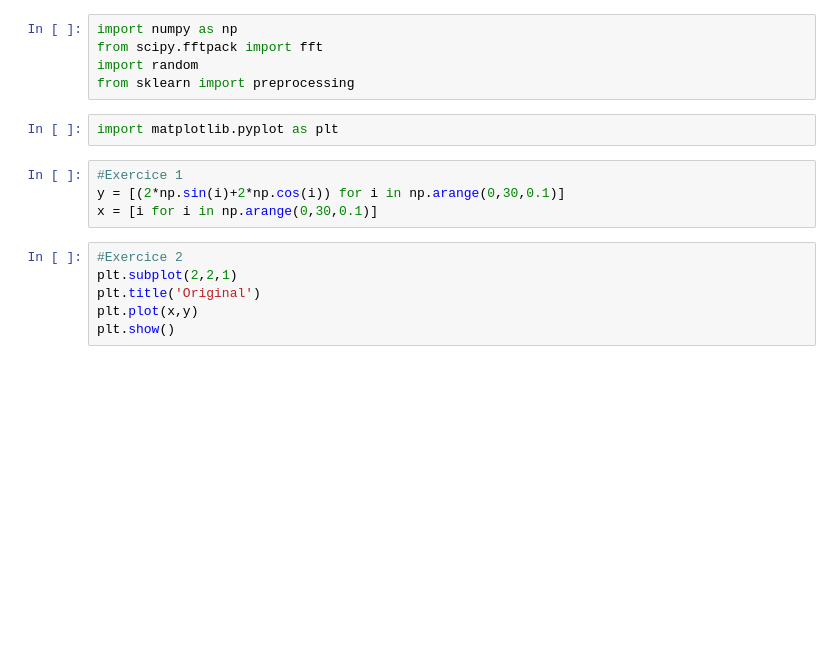
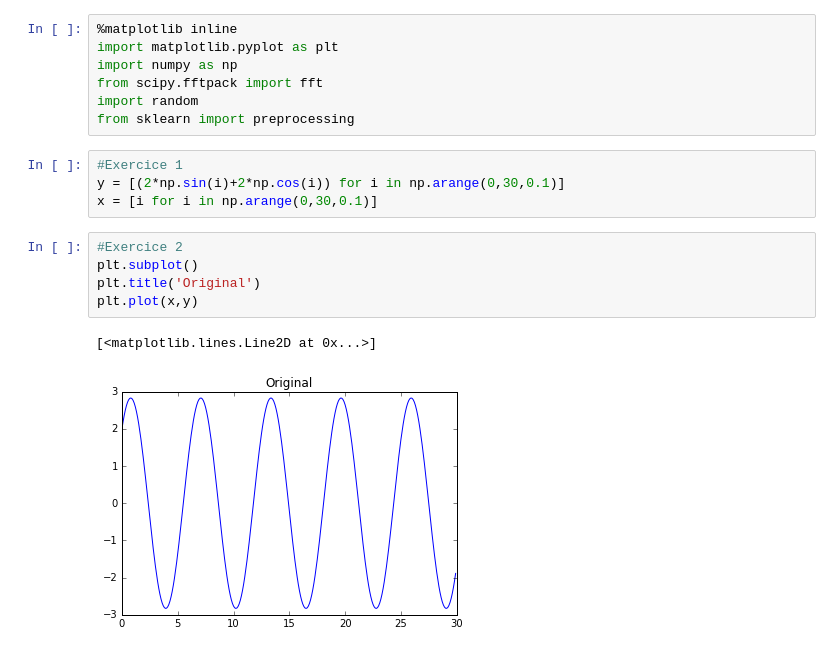
Before and after one commit to khalilmebarkia/BME-Interview, a Jupyter notebook: BME-Preparation for Interview.ipynb, the cells around one changed output. Cells and saved outputs as stored; diff of their text form; blank space fills up the shorter version.

```diff
--- a/BME-Preparation for Interview.ipynb
+++ b/BME-Preparation for Interview.ipynb
@@ -1,17 +1,19 @@
 # %%
+%matplotlib inline
+import matplotlib.pyplot as plt
 import numpy as np
 from scipy.fftpack import fft
 import random
 from sklearn import preprocessing
-# %%
-import matplotlib.pyplot as plt
 # %%
 #Exercice 1
 y = [(2*np.sin(i)+2*np.cos(i)) for i in np.arange(0,30,0.1)]
 x = [i for i in np.arange(0,30,0.1)]
 # %%
 #Exercice 2
-plt.subplot(2,2,1)
+plt.subplot()
 plt.title('Original')
 plt.plot(x,y)
-plt.show()
+# %% [output]
+[<matplotlib.lines.Line2D at 0x...>]
+[figure, added]
```
Also changed, not shown: parts of 11 cells of this notebook.
